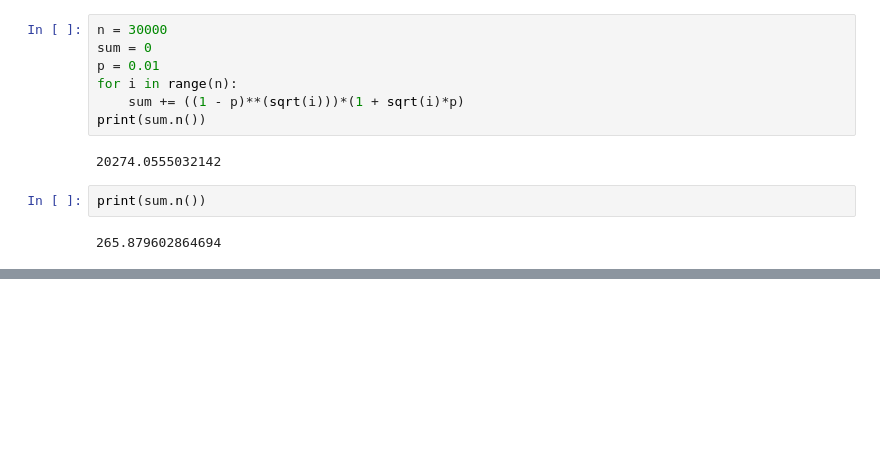
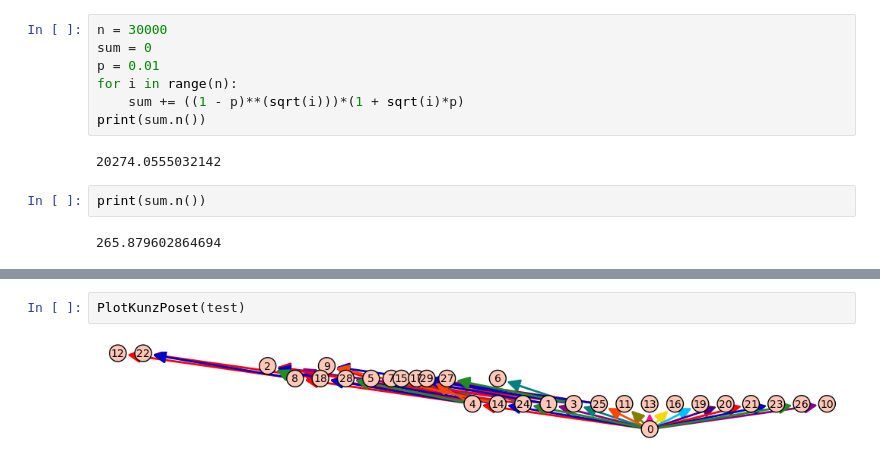
Before and after one commit to smoralesduarte/randnumsgps, a Jupyter notebook: erdossmgps.ipynb, the cells around one changed output, grey strips where cells are left out. Cells and saved outputs as stored; diff of their text form; blank space fills up the shorter version.

```diff
--- a/erdossmgps.ipynb
+++ b/erdossmgps.ipynb
@@ -300,0 +357,4 @@ print(sum.n())
+# %%
+PlotKunzPoset(test)
+# %% [output]
+[figure, added]
```
Also changed, not shown: parts of 9 cells of this notebook.
